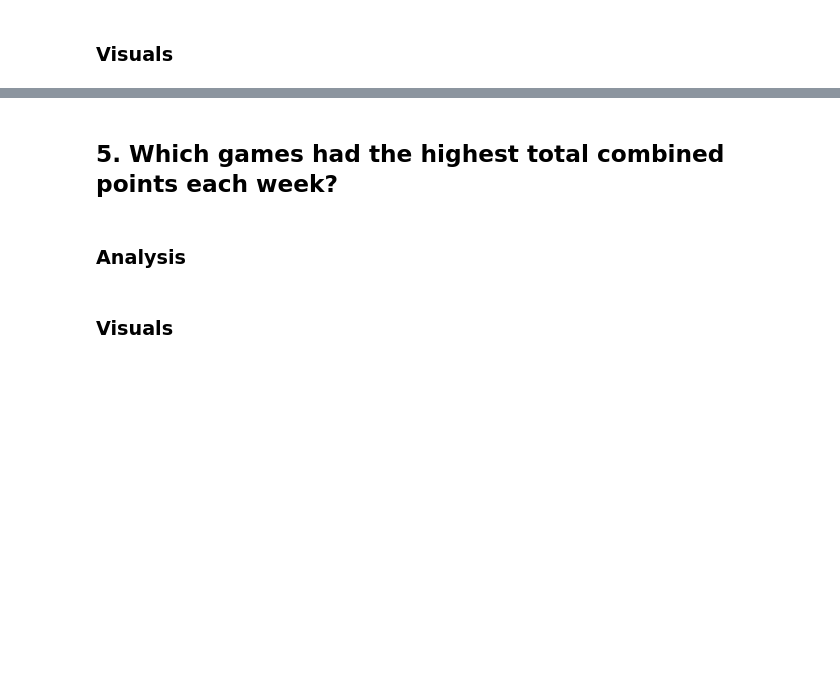
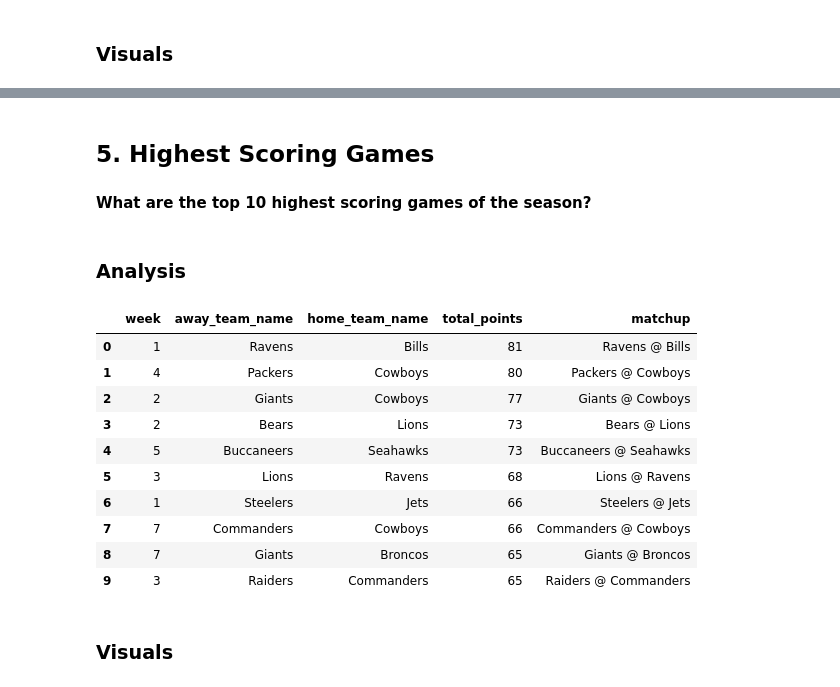
Before and after one commit to danlaratta/nfl_data_analysis, a Jupyter notebook: analysis/analysis.ipynb, the cells around one changed output, grey strips where cells are left out. Cells and saved outputs as stored; diff of their text form; code cells hidden in the pictures; blank space fills up the shorter version.

```diff
--- a/analysis/analysis.ipynb
+++ b/analysis/analysis.ipynb
@@ -227,35 +227,59 @@ plt.show()
 # %% [markdown]
-## 5. Which games had the highest total combined points each week?
+## 5. Highest Scoring Games
+#### What are the top 10 highest scoring games of the season?
 # %% [markdown]
 ### Analysis
 # %%
 combined_pts_query = """
     SELECT
         week,
         away_team_name,
         home_team_name,
         (home_team_points + away_team_points) AS total_points
     FROM (
         SELECT
             g.season_week AS week,
             away_team.team_name AS away_team_name,
             away_stats.points_scored AS away_team_points,
             home_team.team_name AS home_team_name,
             home_stats.points_scored AS home_team_points
         FROM games AS g
         JOIN teams AS home_team
             ON g.home_team_id = home_team.team_id
         JOIN teams AS away_team
             ON g.away_team_id = away_team.team_id
         JOIN stats AS home_stats
             ON g.game_id = home_stats.game_id
             AND home_stats.team_id = g.home_team_id
         JOIN stats AS away_stats
             ON g.game_id = away_stats.game_id
             AND away_stats.team_id = g.away_team_id
     ) AS game_points
-    ORDER BY week;
+    ORDER BY total_points DESC
+    LIMIT 10;
 """
+
+
+combined_pts_df: pd.DataFrame = pd.read_sql(combined_pts_query, engine)
+
+# Extract just name of team w/o city
+combined_pts_df['away_team_name'] = combined_pts_df['away_team_name'].str.split().str[-1]
+combined_pts_df['home_team_name'] = combined_pts_df['home_team_name'].str.split().str[-1]
+
+combined_pts_df['matchup'] = combined_pts_df['away_team_name'] + " @ " + combined_pts_df['home_team_name']
+combined_pts_df.head(50)
+# %% [output]
+|  | week | away_team_name | home_team_name | total_points | matchup |
+| 0 | 1 | Ravens | Bills | 81 | Ravens @ Bills |
+| 1 | 4 | Packers | Cowboys | 80 | Packers @ Cowboys |
+| 2 | 2 | Giants | Cowboys | 77 | Giants @ Cowboys |
+| 3 | 2 | Bears | Lions | 73 | Bears @ Lions |
+| 4 | 5 | Buccaneers | Seahawks | 73 | Buccaneers @ Seahawks |
+| 5 | 3 | Lions | Ravens | 68 | Lions @ Ravens |
+| 6 | 1 | Steelers | Jets | 66 | Steelers @ Jets |
+| 7 | 7 | Commanders | Cowboys | 66 | Commanders @ Cowboys |
+| 8 | 7 | Giants | Broncos | 65 | Giants @ Broncos |
+| 9 | 3 | Raiders | Commanders | 65 | Raiders @ Commanders |
 # %% [markdown]
 ### Visuals
 # %%
```
Also changed, not shown: parts of 3 cells of this notebook.
